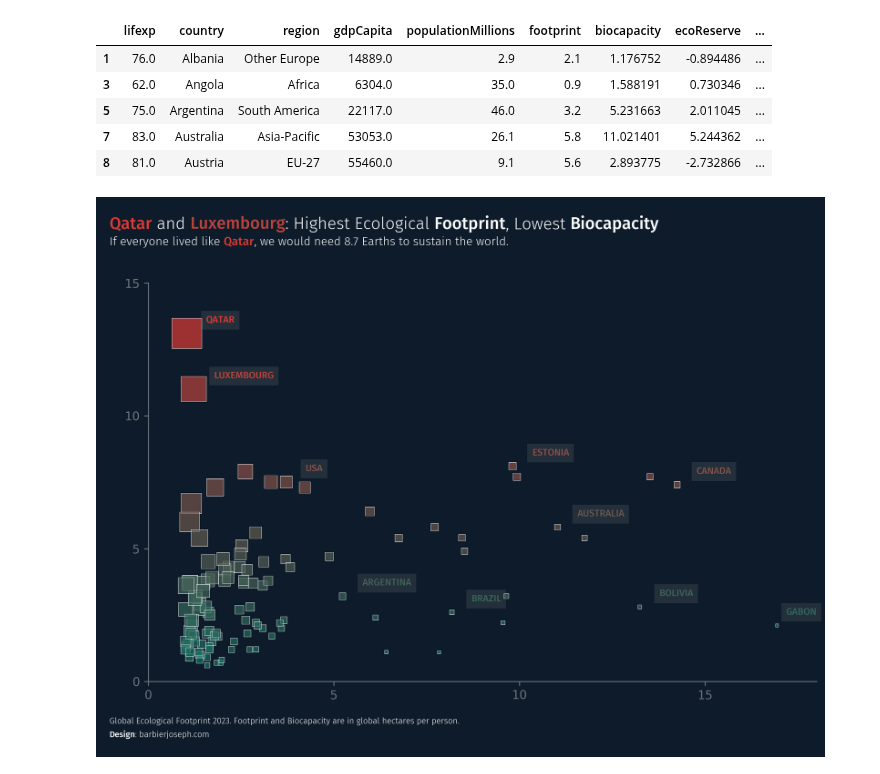
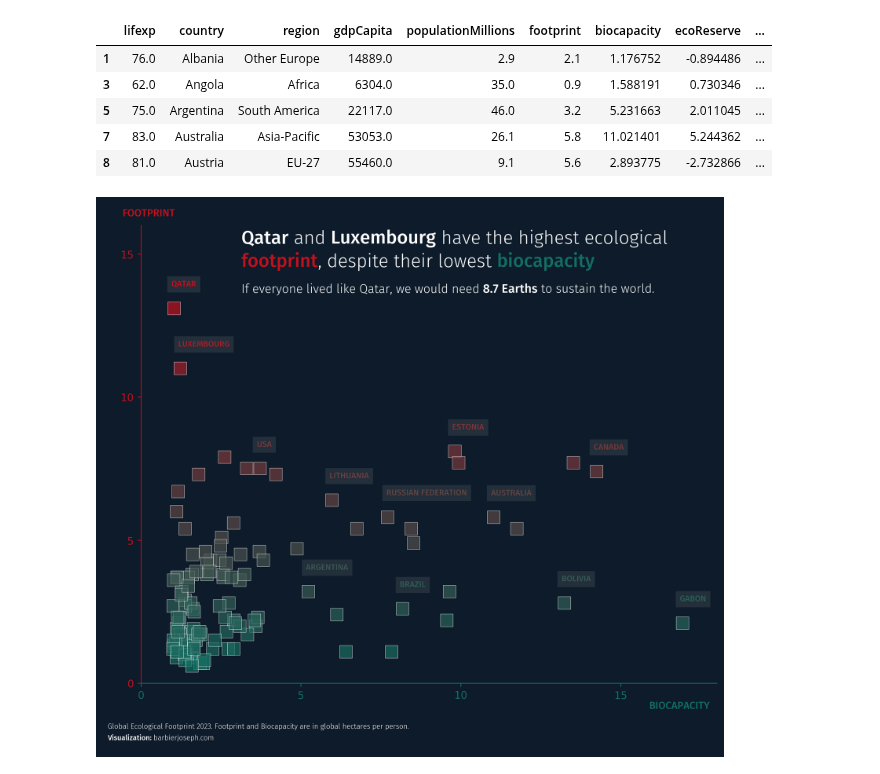
Before and after one commit to JosephBARBIERDARNAL/misc-dataviz, a Jupyter notebook: ecology-country/code.ipynb, the cells around one changed output. Drawn from its saved outputs; the diff is of its cells as text; code cells hidden in the pictures.

Commit message:
improve scatter plot

```diff
--- a/ecology-country/code.ipynb
+++ b/ecology-country/code.ipynb
@@ -54,45 +79,26 @@ df.head()
 # %%
 data = df.copy()
+high_biocapacity = data[data['biocapacity'] >= 60]
 data = data[data['biocapacity']< 60]
-
-def create_gradient_colormap(colors):
-   cmap = LinearSegmentedColormap.from_list("custom_gradient", colors, N=256)
-   return cmap
-def draw_arrow(
-   fig, tail_position, head_position,
-   color='black', lw=1, radius=0.1, tail_width=0.01,
-   head_width=5, head_length=5, invert=False,
-   **kwargs):
-   arrow_style = f"Simple, tail_width={tail_width}, head_width={head_width}, head_length={head_length}"
-   connection_style = f"arc3,rad={'-' if invert else ''}{radius}"
-   arrow_patch = FancyArrowPatch(
-      tail_position,
-      head_position,
-      connectionstyle=connection_style,
-      transform=fig.transFigure,
-      arrowstyle=arrow_style,
-      color=color,
-      lw=lw,
-      **kwargs,
-   )
-   fig.patches.append(arrow_patch)
 
 # parameters
 colors = ['#136f63', '#db3a34']
+colors = ['#136f63', '#c1121f']
 cmap = create_gradient_colormap(colors)
 background_color = '#0d1b2a'
 text_color = 'white'
 light_text_color = '#6c757d'
+pe = path_effect_stroke(linewidth=0.1, foreground=background_color)
 countries_to_annote = [
    'Australia', 'Bolivia', 'Canada',
    'Gabon', 'Brazil', 'Argentina',
    'Estonia', 'Luxembourg', 'Qatar',
    'United States of America',
+   'Lithuania', 'Russian Federation',
 ]
 x_col = 'biocapacity'
 y_col = 'footprint'
 c = 'earthsRequired'
-s = 'ratio'
 
 # font
 personal_path = '/Users/josephbarbier/Library/Fonts/'
@@ -100,23 +106,24 @@ font_path = personal_path + 'FiraSans-Light.ttf'
 font = FontProperties(fname=font_path)
 bold_font = FontProperties(fname=personal_path + 'FiraSans-Medium.ttf')
 
-fig, ax = plt.subplots(figsize=(10, 6), dpi=300)
+fig, ax = plt.subplots(figsize=(10, 8), dpi=300)
 fig.set_facecolor(background_color)
 ax.set_facecolor(background_color)
 ax.spines[['top', 'right']].set_visible(False)
-ax.spines[['bottom', 'left']].set_color(light_text_color)
-ax.tick_params(axis='x', colors=light_text_color)
-ax.tick_params(axis='y', colors=light_text_color)
+ax.spines['bottom'].set_color(colors[0])
+ax.spines['left'].set_color(colors[1])
+ax.tick_params(axis='x', colors=colors[0])
+ax.tick_params(axis='y', colors=colors[1])
 ax.set_xticks([0, 5, 10, 15])
 ax.set_yticks([0, 5, 10, 15])
 ax.set_xlim(0, 18)
-ax.set_ylim(0, 15)
+ax.set_ylim(0, 16)
 
 scatter = ax.scatter(
    data[x_col],
    data[y_col],
    c=data[c],
-   s=data[s]*50,
+   s=150,
    cmap=cmap,
    edgecolor='white',
    alpha=0.7,
@@ -132,12 +139,13 @@ for country in countries_to_annote:
    if country == 'United States of America':
       country = 'USA'
    text = ax.text(
-      x+0.5,
-      y+0.7,
+      x-0.11,
+      y+1,
       country.upper(),
       fontsize=8,
       font=bold_font,
       color=color,
+      path_effects=pe,
       ha='left',
       va='top',
       zorder=10,
@@ -156,64 +164,90 @@ luxembourg_color = cmap(data.loc[data['country'] == 'Luxembourg', c].values[0]/d
 qatar_earths = data.loc[data['country'] == 'Qatar', 'earthsRequired'].values[0]
 luxembourg_earths = data.loc[data['country'] == 'Luxembourg', 'earthsRequired'].values[0]
 text = f"""
-<Qatar> and <Luxembourg>: Highest Ecological <Footprint>, Lowest <Biocapacity>
+<Qatar> and <Luxembourg> have the highest ecological\n<footprint>, despite their lowest <biocapacity>
 """
 fig_text(
-   0.08,
-   1.02,
+   0.26,
+   0.88,
    text,
-   fontsize=14,
+   fontsize=18,
    color=text_color,
    font=font,
    ha='left',
    va='top',
    highlight_textprops=[
-      {'font':bold_font, 'color':qatar_color},
-      {'font':bold_font, 'color':luxembourg_color},
       {'font':bold_font},
       {'font':bold_font},
+      {'font':bold_font, 'color':colors[1]},
+      {'font':bold_font, 'color':colors[0]}
    ],
    ax=ax
 )
 text = f"""
-If everyone lived like <Qatar>, we would need {qatar_earths:.1f} Earths to sustain the world.
+If everyone lived like Qatar, we would need <{qatar_earths:.1f} Earths> to sustain the world.
 """
 fig_text(
-   0.08,
-   0.98,
+   0.26,
+   0.79,
    text,
-   fontsize=10,
+   fontsize=12,
    color=text_color,
    font=font,
    ha='left',
    va='top',
    highlight_textprops=[
-      {'font':bold_font, 'color':qatar_color},
+      {'font':bold_font}
    ],
    ax=ax
 )
 
 # credit and about
 text = """
 Global Ecological Footprint 2023. Footprint and Biocapacity are in global hectares per person.
-<Design>: barbierjoseph.com
+<Visualization:> barbierjoseph.com
 """
 fig_text(
    0.08,
    0.05,
    text,
    fontsize=7,
    font=font,
    color=text_color,
    ha='left',
    va='top',
    highlight_textprops=[
       {'font':bold_font}
    ],
    ax=ax
 )
 
+# label for axis
+fig_text(
+   0.85, 0.08,
+   'Biocapacity'.upper(),
+   fontsize=10,
+   font=bold_font,
+   color=colors[0],
+   ha='center',
+   va='top',
+   ax=ax
+)
+fig_text(
+   0.1, 0.9,
+   'Footprint'.upper(),
+   fontsize=10,
+   font=bold_font,
+   color=colors[1],
+   ha='left',
+   va='center',
+   ax=ax
+)
+
+# arows for the scales
+#draw_arrow(fig, (0.4, 0.6), (0.4, 0.9), color=text_color, radius=0, head_width=8, head_length=8)
+#draw_arrow(fig, (0.31, 0.74), (0.51, 0.74), color=text_color, radius=0, head_width=8, head_length=8)
+
 plt.savefig('scatterplot.png', bbox_inches='tight', dpi=300)
 plt.show()
 # %% [output]
-[figure, old version]
+[figure, new version]
```
Also changed, not shown: parts of 3 cells of this notebook, 1 other file.
